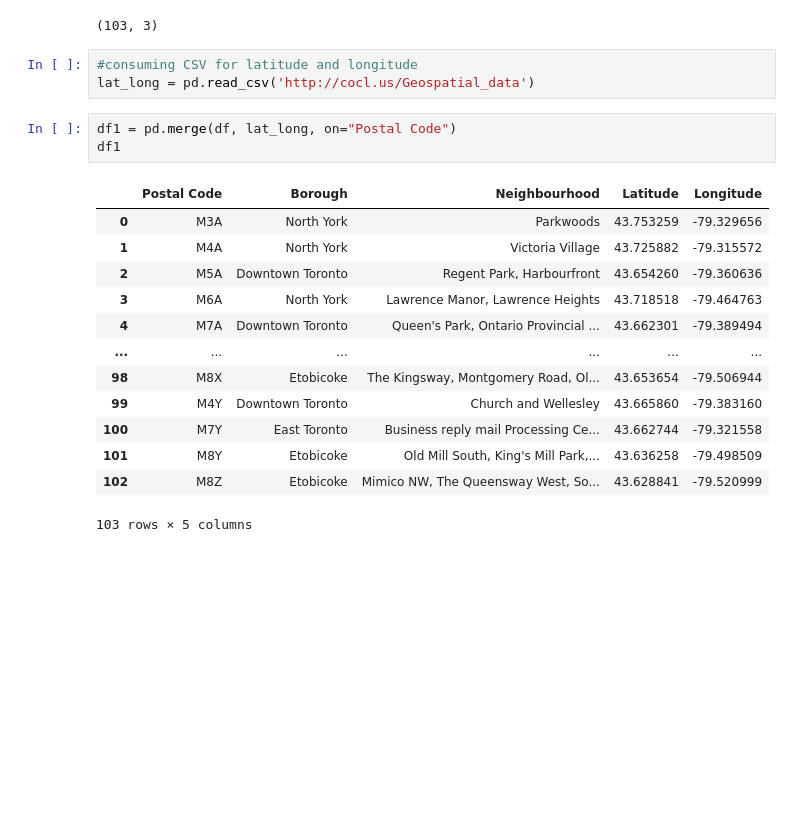
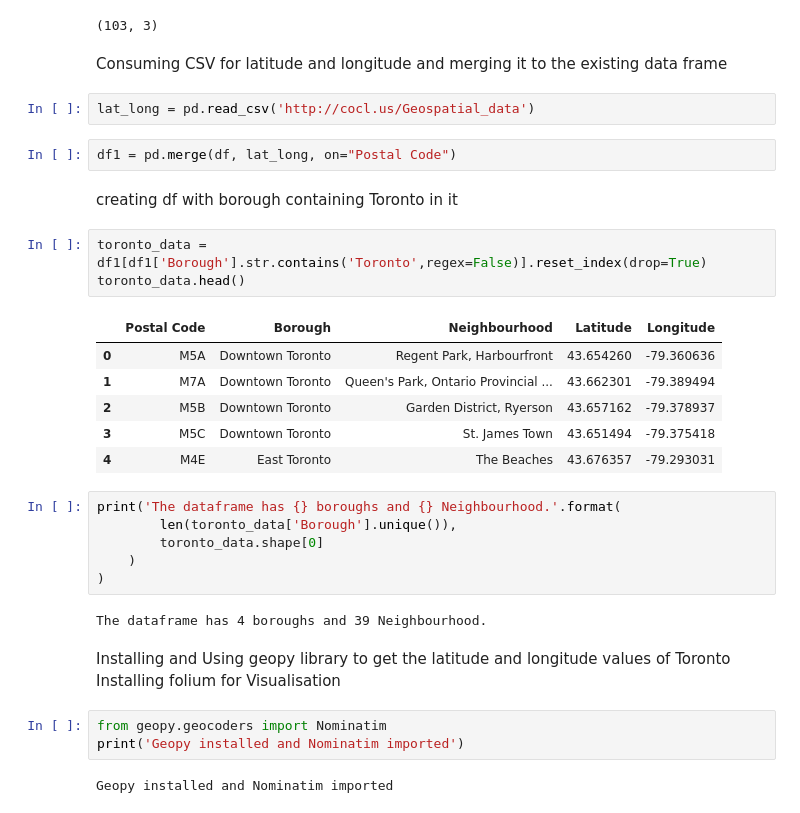
Before and after one commit to uditchoudhary/Applied-Data-Science-Capstone, a Jupyter notebook: Segmenting and Clustering Neighborhoods in Toronto.ipynb, the cells around one changed output. Drawn from its saved outputs; the diff is of its cells as text; blank space fills up the shorter version.

Commit message:
Published from Watson Studio. create new data from with 'Borough','Neighbourhood','Latitude', 'Longitude' testing hidden cell

```diff
--- a/Segmenting and Clustering Neighborhoods in Toronto.ipynb
+++ b/Segmenting and Clustering Neighborhoods in Toronto.ipynb
@@ -103,23 +148,38 @@ df
 df.shape
 # %% [output]
 (103, 3)
+# %% [markdown]
+Consuming CSV for latitude and longitude and merging it to the existing data frame
 # %%
-#consuming CSV for latitude and longitude
 lat_long = pd.read_csv('http://cocl.us/Geospatial_data')
 # %%
 df1 = pd.merge(df, lat_long, on="Postal Code")
-df1
-# %% [output]
-|  | Postal Code | Borough | Neighbourhood | Latitude | Longitude |
-| 0 | M3A | North York | Parkwoods | 43.753259 | -79.329656 |
-| 1 | M4A | North York | Victoria Village | 43.725882 | -79.315572 |
-| 2 | M5A | Downtown Toronto | Regent Park, Harbourfront | 43.654260 | -79.360636 |
-| 3 | M6A | North York | Lawrence Manor, Lawrence Heights | 43.718518 | -79.464763 |
-| 4 | M7A | Downtown Toronto | Queen's Park, Ontario Provincial ... | 43.662301 | -79.389494 |
-| ... | ... | ... | ... | ... | ... |
-| 98 | M8X | Etobicoke | The Kingsway, Montgomery Road, Ol... | 43.653654 | -79.506944 |
-| 99 | M4Y | Downtown Toronto | Church and Wellesley | 43.665860 | -79.383160 |
-| 100 | M7Y | East Toronto | Business reply mail Processing Ce... | 43.662744 | -79.321558 |
-| 101 | M8Y | Etobicoke | Old Mill South, King's Mill Park,... | 43.636258 | -79.498509 |
-| 102 | M8Z | Etobicoke | Mimico NW, The Queensway West, So... | 43.628841 | -79.520999 |
-103 rows × 5 columns
+# %% [markdown]
+creating df with borough containing Toronto in it
+# %%
+toronto_data = df1[df1['Borough'].str.contains('Toronto',regex=False)].reset_index(drop=True)
+toronto_data.head()
+# %% [output]
+|  | Postal Code | Borough | Neighbourhood | Latitude | Longitude |
+| 0 | M5A | Downtown Toronto | Regent Park, Harbourfront | 43.654260 | -79.360636 |
+| 1 | M7A | Downtown Toronto | Queen's Park, Ontario Provincial ... | 43.662301 | -79.389494 |
+| 2 | M5B | Downtown Toronto | Garden District, Ryerson | 43.657162 | -79.378937 |
+| 3 | M5C | Downtown Toronto | St. James Town | 43.651494 | -79.375418 |
+| 4 | M4E | East Toronto | The Beaches | 43.676357 | -79.293031 |
+# %%
+print('The dataframe has {} boroughs and {} Neighbourhood.'.format(
+        len(toronto_data['Borough'].unique()),
+        toronto_data.shape[0]
+    )
+)
+# %% [output]
+The dataframe has 4 boroughs and 39 Neighbourhood.
+# %% [markdown]
+
+Installing and Using geopy library to get the latitude and longitude values of Toronto
+Installing folium for Visualisation
+# %%
+from geopy.geocoders import Nominatim
+print('Geopy installed and Nominatim imported')
+# %% [output]
+Geopy installed and Nominatim imported
```
Also changed, not shown: parts of 28 cells of this notebook.
